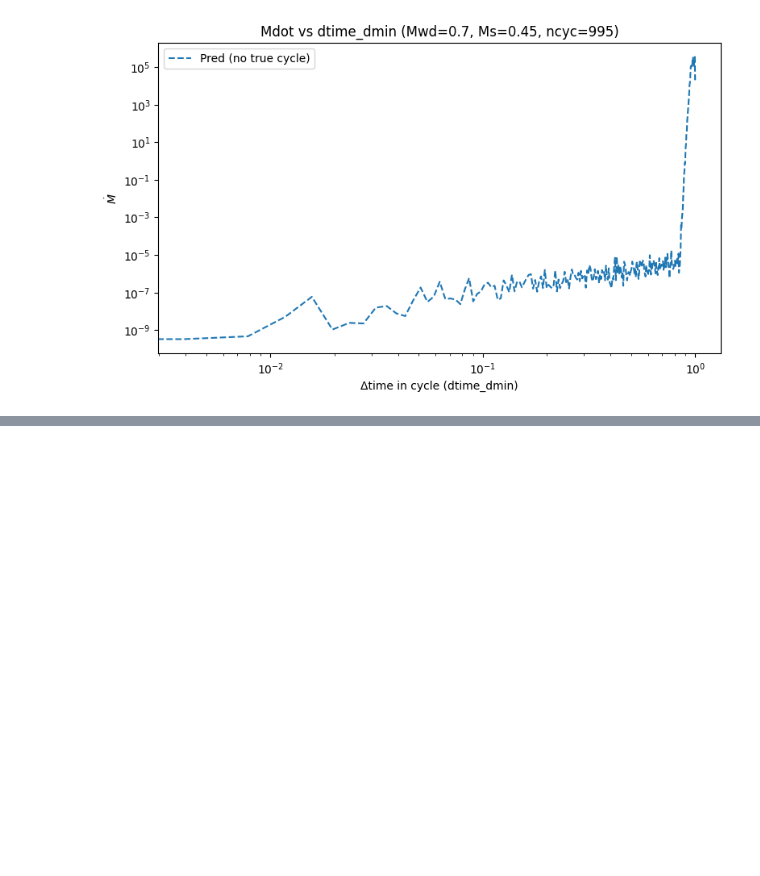
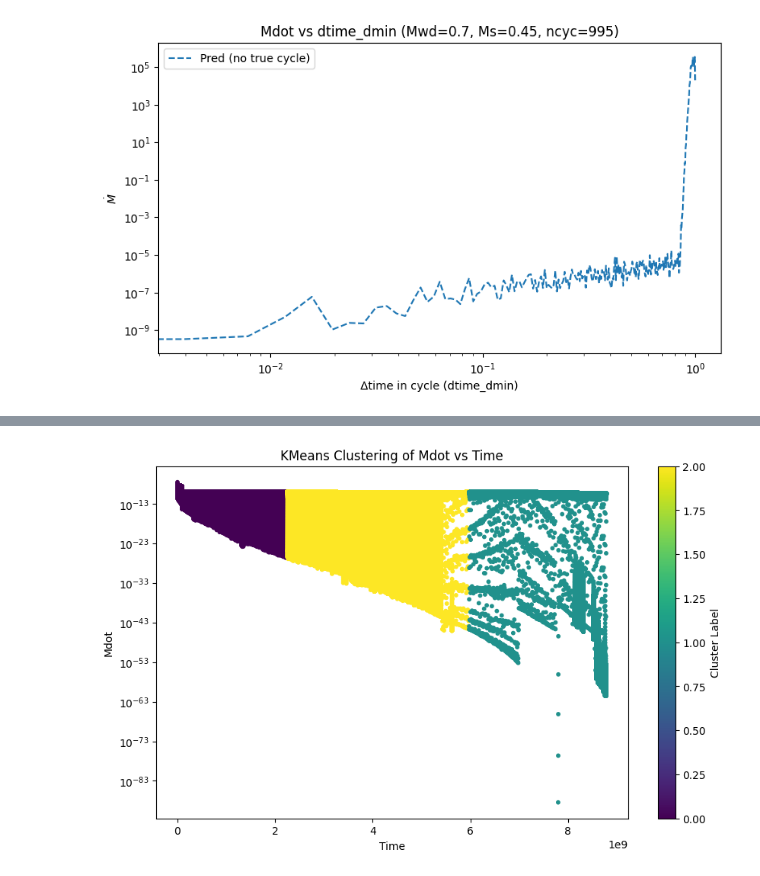
Before and after one commit to jenya1996/Final-project, a Jupyter notebook: final_project.ipynb, the cells around one changed output, grey strips where cells are left out. Saved outputs shown, nothing was run; the diff lists cells and outputs as text; code cells hidden in the pictures; blank space fills up the shorter version.

```diff
--- a/final_project.ipynb
+++ b/final_project.ipynb
@@ -798,0 +897,30 @@ Loaded, grid_size: 256 targets: ['Mdot']
+# %%
+# 'ncyc', 'time', 'Mwd', 'Ms', 'Mdot', 'a', 'Porb(hrs)', 'Lirr', 'Ls',
+#        'LRD', 'TeffWD', 'LWD', 'Lacc', 'Mboltot', 'Rwd', 'trec', 'dtime',
+#        'weighted_mdot'
+
+#Kmeans clustering
+from sklearn.cluster import KMeans
+
+N_CLUSTERS = 3
+# Create the KMeans model (filter by time_len,  Delta_time)
+
+kmeans = KMeans(n_clusters=N_CLUSTERS, random_state=42)
+# Fit the model to the data
+combined_df.dropna(subset=['time', 'Mdot'], inplace=True)  # Drop rows with NaN values in 'dtime' or 'Mdot'
+kmeans.fit(combined_df[['time', 'Mdot']])
+# Get the cluster labels
+labels = kmeans.labels_
+# Add the labels to the DataFrame
+combined_df['cluster'] = labels
+# Plot the clusters
+plt.figure(figsize=(10, 6))
+plt.scatter(combined_df['time'], combined_df['Mdot'], c=combined_df['cluster'], cmap='viridis', s=10)
+plt.xlabel('Time')
+plt.ylabel('Mdot')
+plt.yscale('log')
+plt.title('KMeans Clustering of Mdot vs Time')
+plt.colorbar(label='Cluster Label')
+plt.show()
+# %% [output]
+[figure, added]
```
Also changed, not shown: parts of 6 cells of this notebook, 1 other file.
